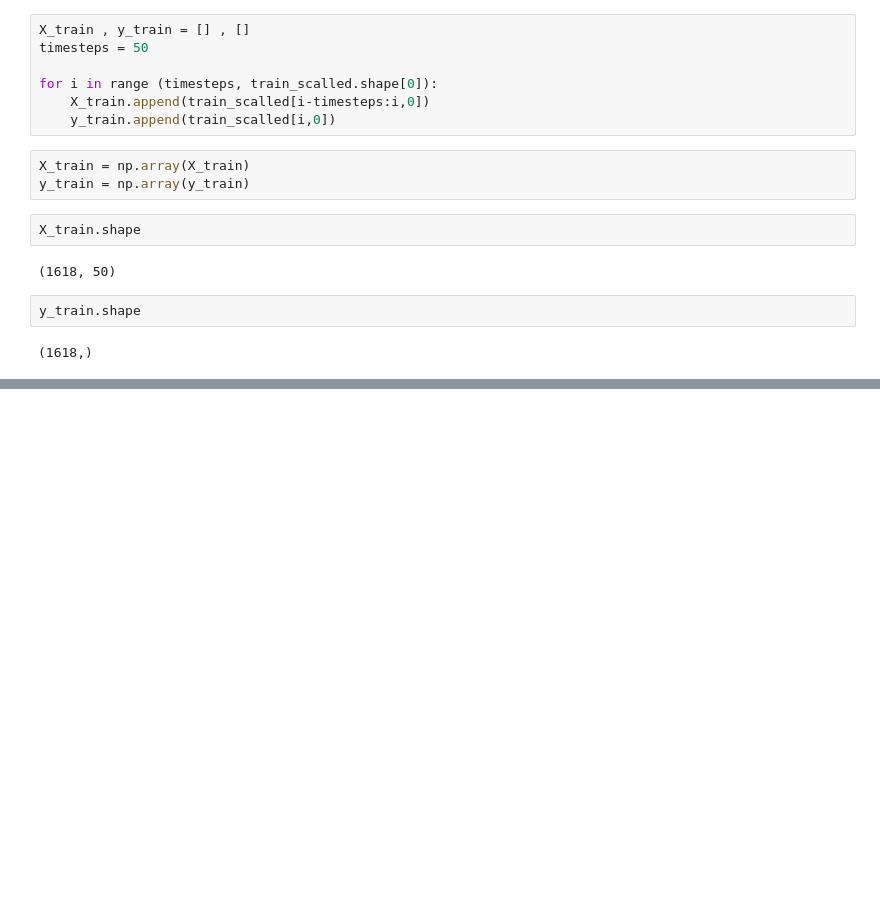
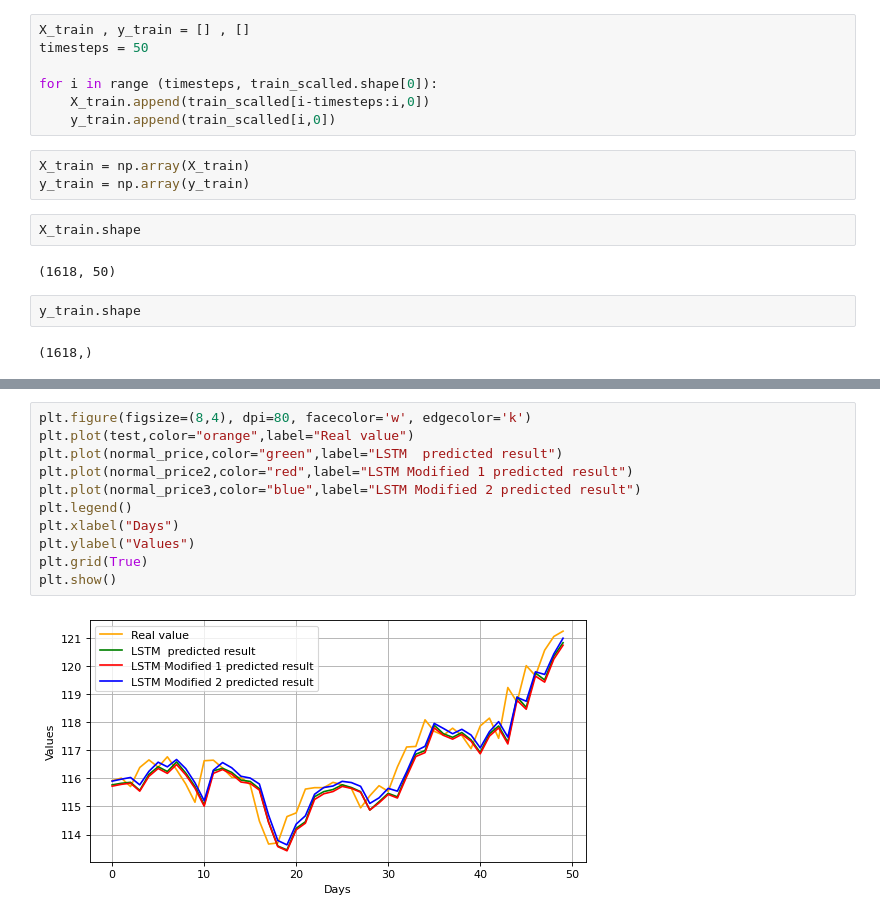
Before and after one commit to isoori/GOLD-PRICE, a Jupyter notebook: Gold Price Prediction.ipynb, the cells around one changed output, grey strips where cells are left out. Cells and saved outputs as stored; diff of their text form; blank space fills up the shorter version.

```diff
--- a/Gold Price Prediction.ipynb
+++ b/Gold Price Prediction.ipynb
@@ -127,0 +290,13 @@ y_train.shape
+# %%
+plt.figure(figsize=(8,4), dpi=80, facecolor='w', edgecolor='k')
+plt.plot(test,color="orange",label="Real value")
+plt.plot(normal_price,color="green",label="LSTM  predicted result")
+plt.plot(normal_price2,color="red",label="LSTM Modified 1 predicted result")
+plt.plot(normal_price3,color="blue",label="LSTM Modified 2 predicted result")
+plt.legend()
+plt.xlabel("Days")
+plt.ylabel("Values")
+plt.grid(True)
+plt.show()
+# %% [output]
+[figure, added]
```
Also changed, not shown: parts of 20 cells of this notebook.
